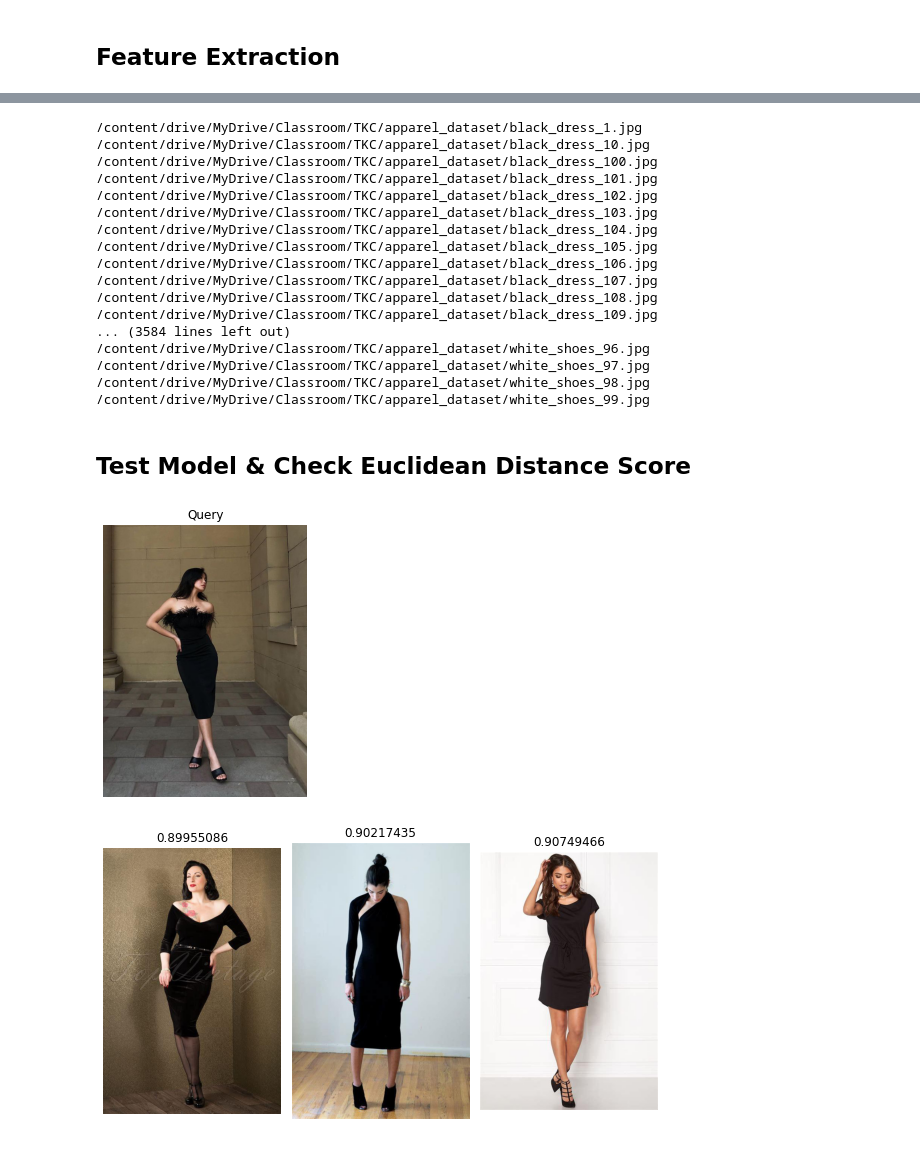
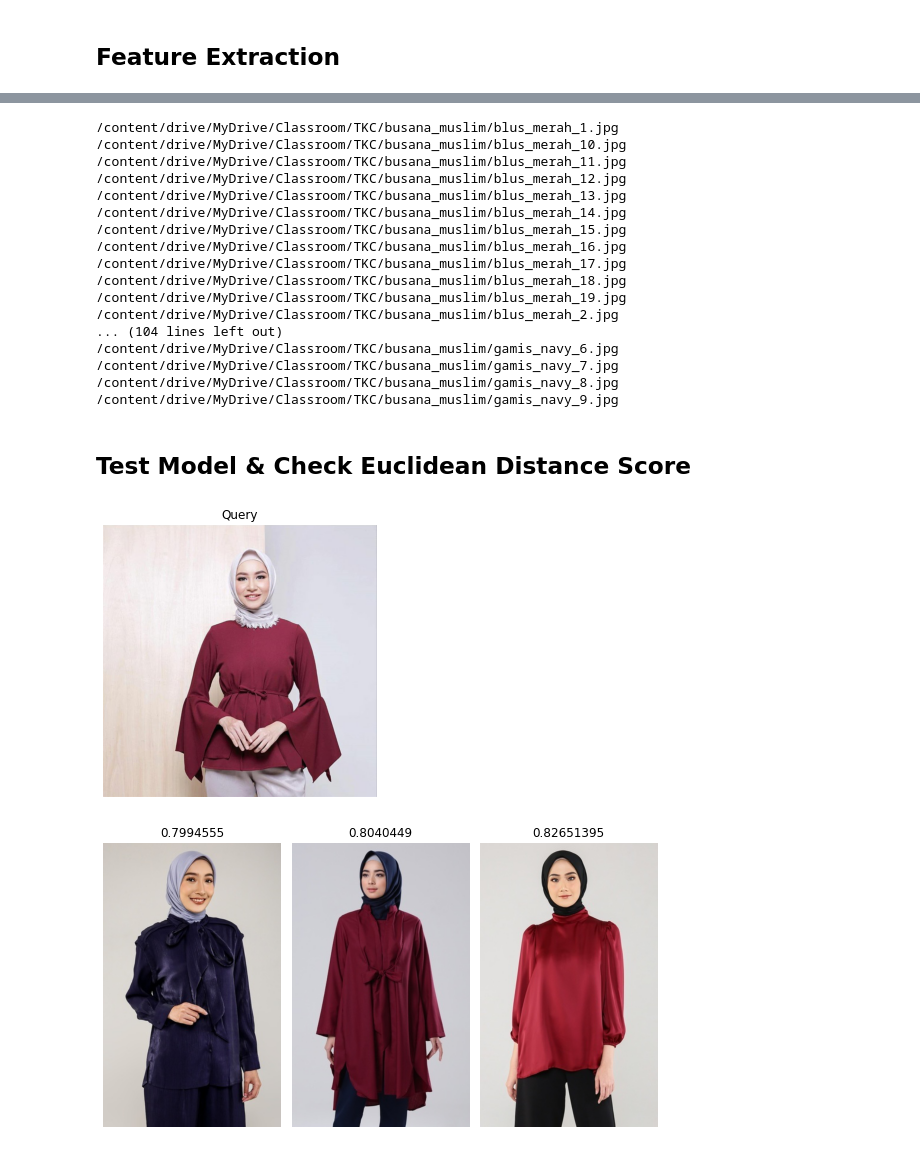
Before and after one commit to devanisdwi/temu-kembali-citra, a Jupyter notebook: CBIR_Apparel_Devanis_Dwi_Sutrisno.ipynb, the cells around one changed output, grey strips where cells are left out. Drawn from its saved outputs; the diff is of its cells as text; code cells hidden in the pictures.

Commit message:
Tugas 2 - Change Dataset

```diff
--- a/CBIR_Apparel_Devanis_Dwi_Sutrisno.ipynb
+++ b/CBIR_Apparel_Devanis_Dwi_Sutrisno.ipynb
@@ -49,5 +50,5 @@ features = []
 img_paths = []
 for feature_path in Path("/content/drive/MyDrive/Classroom/TKC/feature").glob("*.npy"):
     features.append(np.load(feature_path))
-    img_paths.append(Path("/content/drive/MyDrive/Classroom/TKC/apparel_dataset") / (feature_path.stem + ".jpg"))
+    img_paths.append(Path("/content/drive/MyDrive/Classroom/TKC/busana_muslim") / (feature_path.stem + ".jpg"))
 features = np.array(features)
@@ -58,66 +55,66 @@ Downloading data from https://storage.googleapis.com/tensorflow/keras-applicatio
 # %%
-for img_path in sorted(Path("/content/drive/MyDrive/Classroom/TKC/apparel_dataset").glob("*.jpg")):
+for img_path in sorted(Path("/content/drive/MyDrive/Classroom/TKC/busana_muslim").glob("*.jpg")):
     print(img_path)
     feature = fe.extract(img=Image.open(img_path))
     feature_path = Path("/content/drive/MyDrive/Classroom/TKC/feature") / (img_path.stem + '.npy')
     np.save(feature_path, feature)
 # %% [output]
-/content/drive/MyDrive/Classroom/TKC/apparel_dataset/black_dress_1.jpg
-/content/drive/MyDrive/Classroom/TKC/apparel_dataset/black_dress_10.jpg
-/content/drive/MyDrive/Classroom/TKC/apparel_dataset/black_dress_100.jpg
-/content/drive/MyDrive/Classroom/TKC/apparel_dataset/black_dress_101.jpg
-/content/drive/MyDrive/Classroom/TKC/apparel_dataset/black_dress_102.jpg
-/content/drive/MyDrive/Classroom/TKC/apparel_dataset/black_dress_103.jpg
-/content/drive/MyDrive/Classroom/TKC/apparel_dataset/black_dress_104.jpg
-/content/drive/MyDrive/Classroom/TKC/apparel_dataset/black_dress_105.jpg
-/content/drive/MyDrive/Classroom/TKC/apparel_dataset/black_dress_106.jpg
-/content/drive/MyDrive/Classroom/TKC/apparel_dataset/black_dress_107.jpg
-/content/drive/MyDrive/Classroom/TKC/apparel_dataset/black_dress_108.jpg
-/content/drive/MyDrive/Classroom/TKC/apparel_dataset/black_dress_109.jpg
-... (3584 lines left out)
-/content/drive/MyDrive/Classroom/TKC/apparel_dataset/white_shoes_96.jpg
-/content/drive/MyDrive/Classroom/TKC/apparel_dataset/white_shoes_97.jpg
-/content/drive/MyDrive/Classroom/TKC/apparel_dataset/white_shoes_98.jpg
-/content/drive/MyDrive/Classroom/TKC/apparel_dataset/white_shoes_99.jpg
+/content/drive/MyDrive/Classroom/TKC/busana_muslim/blus_merah_1.jpg
+/content/drive/MyDrive/Classroom/TKC/busana_muslim/blus_merah_10.jpg
+/content/drive/MyDrive/Classroom/TKC/busana_muslim/blus_merah_11.jpg
+/content/drive/MyDrive/Classroom/TKC/busana_muslim/blus_merah_12.jpg
+/content/drive/MyDrive/Classroom/TKC/busana_muslim/blus_merah_13.jpg
+/content/drive/MyDrive/Classroom/TKC/busana_muslim/blus_merah_14.jpg
+/content/drive/MyDrive/Classroom/TKC/busana_muslim/blus_merah_15.jpg
+/content/drive/MyDrive/Classroom/TKC/busana_muslim/blus_merah_16.jpg
+/content/drive/MyDrive/Classroom/TKC/busana_muslim/blus_merah_17.jpg
+/content/drive/MyDrive/Classroom/TKC/busana_muslim/blus_merah_18.jpg
+/content/drive/MyDrive/Classroom/TKC/busana_muslim/blus_merah_19.jpg
+/content/drive/MyDrive/Classroom/TKC/busana_muslim/blus_merah_2.jpg
+... (104 lines left out)
+/content/drive/MyDrive/Classroom/TKC/busana_muslim/gamis_navy_6.jpg
+/content/drive/MyDrive/Classroom/TKC/busana_muslim/gamis_navy_7.jpg
+/content/drive/MyDrive/Classroom/TKC/busana_muslim/gamis_navy_8.jpg
+/content/drive/MyDrive/Classroom/TKC/busana_muslim/gamis_navy_9.jpg
 # %% [markdown]
 ## Test Model & Check Euclidean Distance Score
 # %%
 # Insert the image query
-img = Image.open("/content/drive/MyDrive/Classroom/TKC/query/black_dress_test.jpg")
+img = Image.open("/content/drive/MyDrive/Classroom/TKC/query/test_blus_merah.jpg")
 
 # Extract its features
 query = fe.extract(img)
 
 # Calculate the similarity (distance) between images
 dists = np.linalg.norm(features - query, axis=1)
 
 # Extract 30 images that have lowest distance
 ids = np.argsort(dists)[:3]
 scores = [(dists[id], img_paths[id]) for id in ids]
 
 # Visualize the query
 fig = plt.figure(figsize=(5,5))
 plt.axis('off')
 plt.title('Query')
 plt.imshow(img)
 plt.show()
 
 # Visualize the result
 axes=[]
 fig=plt.figure(figsize=(8,8))
 
 for a in range(1*3):
     score = scores[a]
     axes.append(fig.add_subplot(1, 3, a+1))
     subplot_title=str(score[0])
     axes[-1].set_title(subplot_title)
     plt.axis('off')
     plt.imshow(Image.open(score[1]))
 
 fig.tight_layout()
 plt.show()
 # %% [output]
-[figure, old version]
+[figure, new version]
-[figure, old version]
+[figure, new version]
 # %%
 # Insert the image query
```
Also changed, not shown: parts of 7 cells of this notebook.
